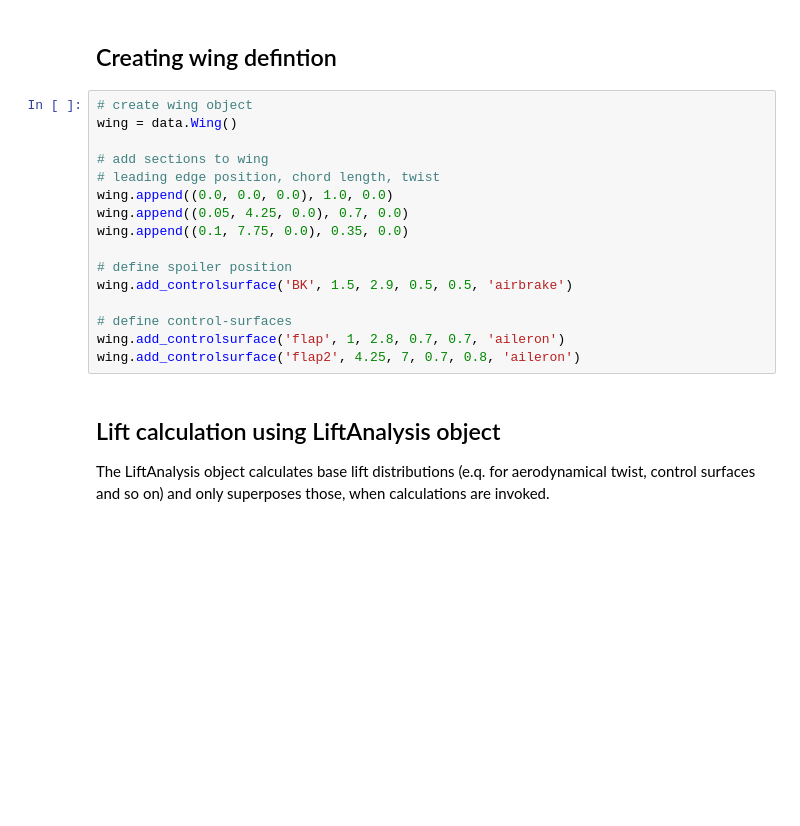
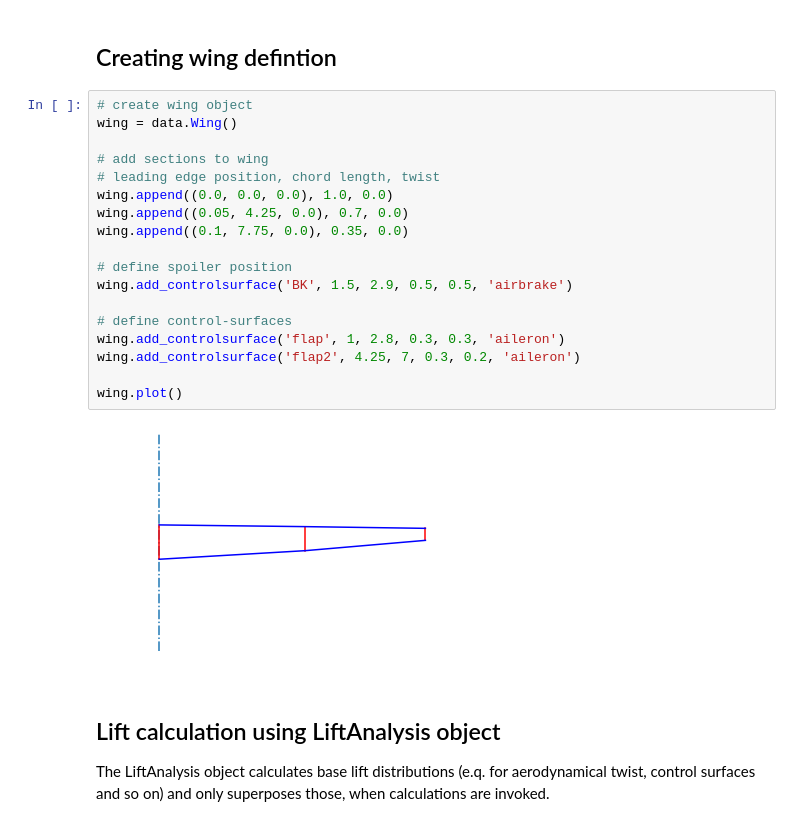
Before and after one commit to akafliegdarmstadt/wingstructure, a Jupyter notebook: examples/02_Analysis_Example.ipynb, the cells around one changed output. Drawn from its saved outputs; the diff is of its cells as text; blank space fills up the shorter version.

```diff
--- a/examples/02_Analysis_Example.ipynb
+++ b/examples/02_Analysis_Example.ipynb
@@ -12,19 +12,23 @@ from wingstructure import data, aero
 # %%
 # create wing object
 wing = data.Wing()
 
 # add sections to wing
 # leading edge position, chord length, twist
 wing.append((0.0, 0.0, 0.0), 1.0, 0.0)
 wing.append((0.05, 4.25, 0.0), 0.7, 0.0)
 wing.append((0.1, 7.75, 0.0), 0.35, 0.0)
 
 # define spoiler position
 wing.add_controlsurface('BK', 1.5, 2.9, 0.5, 0.5, 'airbrake')
 
 # define control-surfaces
-wing.add_controlsurface('flap', 1, 2.8, 0.7, 0.7, 'aileron')
-wing.add_controlsurface('flap2', 4.25, 7, 0.7, 0.8, 'aileron')
+wing.add_controlsurface('flap', 1, 2.8, 0.3, 0.3, 'aileron')
+wing.add_controlsurface('flap2', 4.25, 7, 0.3, 0.2, 'aileron')
+
+wing.plot()
+# %% [output]
+[figure, added]
 # %% [markdown]
 ## Lift calculation using LiftAnalysis object
 
```
Also changed, not shown: parts of 2 cells of this notebook, 3 other files.
